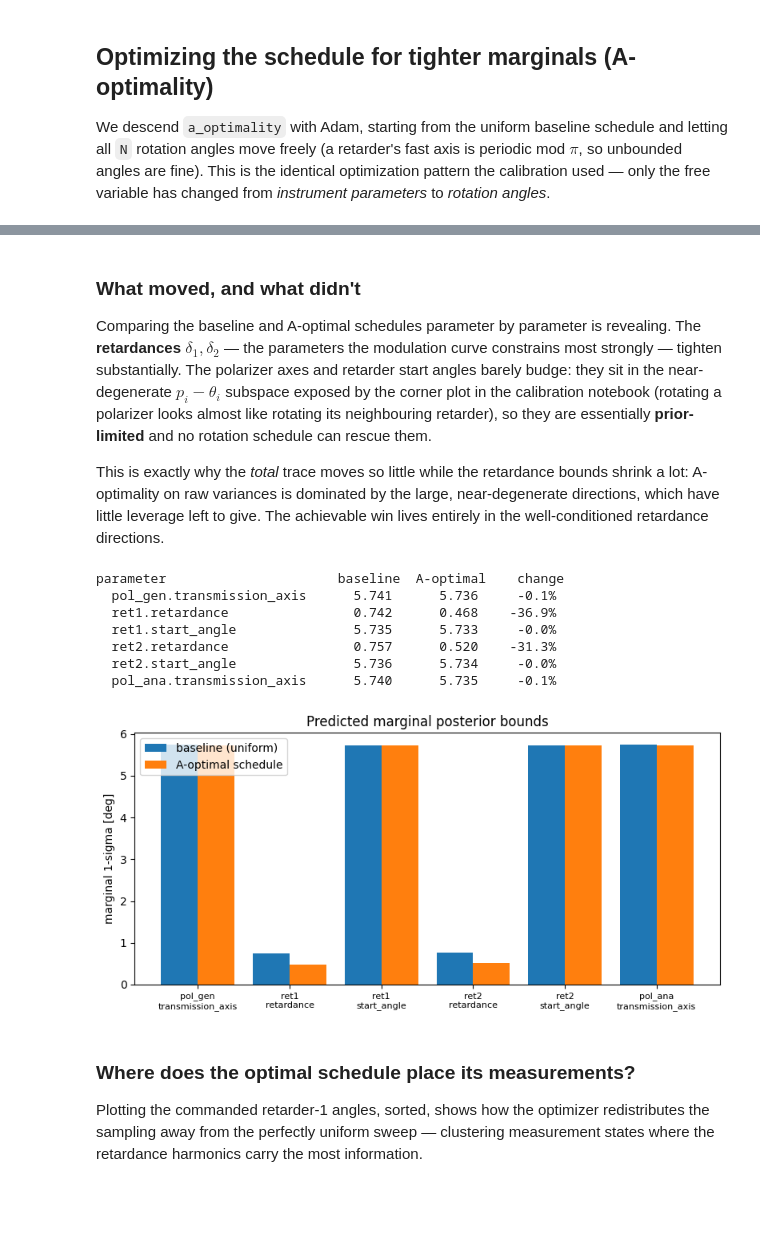
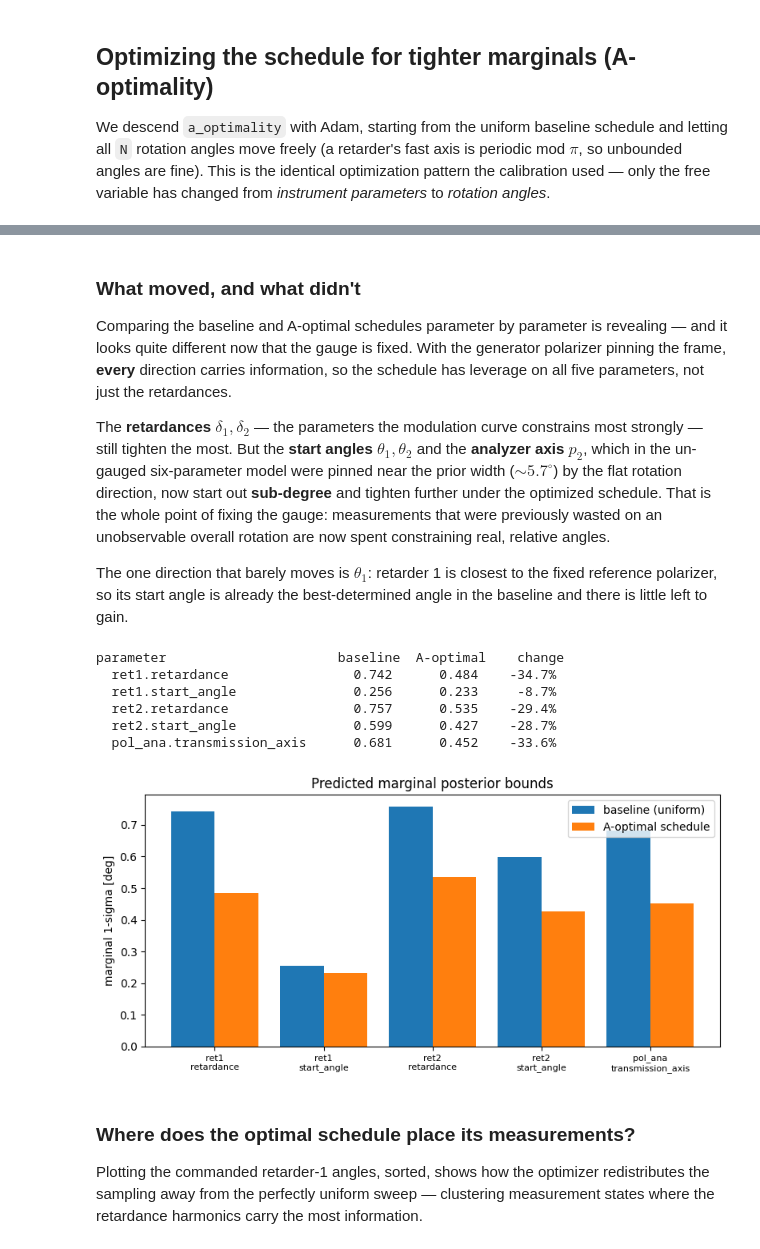
Before and after one commit to Jashcraf/katsu, a Jupyter notebook: docs/notebooks/tutorials/OptimalPolarimeterDesign.ipynb, the cells around one changed output, grey strips where cells are left out. Saved outputs shown, nothing was run; the diff lists cells and outputs as text; code cells hidden in the pictures; blank space fills up the shorter version.

Commit message:
optimal polarimeter efforts

```diff
--- a/docs/notebooks/tutorials/OptimalPolarimeterDesign.ipynb
+++ b/docs/notebooks/tutorials/OptimalPolarimeterDesign.ipynb
@@ -130,19 +195,20 @@ Every step here is differentiable in `sched`, so the whole covariance is too.
 # %%
-def fisher(sched, pvec=nominal):
-    J = jax.jacrev(lambda v: predict(v, sched))(pvec)   # (N, 6)
-    return (J.T @ J) / sigma ** 2 + prior_precision      # (6, 6)
+def fisher(sched1, sched2, pvec=nominal):
+    J = jax.jacrev(lambda v: predict(v, sched1, sched2))(pvec)   # (N, 5)
+    return (J.T @ J) / sigma ** 2 + prior_precision              # (5, 5)
 
 
-def marginal_sigmas_deg(sched):
-    C = np.linalg.inv(fisher(sched))
+def marginal_sigmas_deg(sched1, sched2):
+    C = np.linalg.inv(fisher(sched1, sched2))
     return np.degrees(np.sqrt(np.diag(C)))
 
 
-# Baseline schedule: the uniform sweep used in the calibration notebook.
+# Baseline schedule: the uniform sweep used in the calibration notebook, with
+# retarder 2 linearly geared at GEAR x retarder 1.
 baseline = np.linspace(0, np.pi, N)
 
 print("baseline marginal 1-sigma [deg]:")
-for k, s in zip(order, marginal_sigmas_deg(baseline)):
+for k, s in zip(order, marginal_sigmas_deg(baseline, GEAR * baseline)):
     print(f"  {k:28s} {float(s):7.3f}")
 # %% [output]
 baseline marginal 1-sigma [deg]:
@@ -158,13 +223,13 @@ baseline marginal 1-sigma [deg]:
 We now define the two scalar objectives. **A-optimality** literally minimizes the sum of the marginal variances — the most direct reading of "tighter marginal bounds." **D-optimality** maximizes $\log\det\mathbf{F}$, which minimizes the volume of the joint confidence ellipsoid $\propto (\det\mathbf{F})^{-1/2}$ — a global "minimum covariance" criterion that, unlike the trace, is not dominated by whichever single parameter happens to have the largest variance.
 # %%
 def a_optimality(sched):
-    '''Sum of marginal variances = trace of the covariance.'''
-    return np.trace(np.linalg.inv(fisher(sched)))
+    '''Sum of marginal variances = trace of the covariance (linear gear).'''
+    return np.trace(np.linalg.inv(fisher(sched, GEAR * sched)))
 
 
 def neg_logdet_fisher(sched):
-    '''D-optimality objective: minimize -log det F  <=>  shrink the joint ellipsoid.'''
-    return -np.linalg.slogdet(fisher(sched))[1]
+    '''D-optimality objective (linear gear): minimize -log det F  <=>  shrink the joint ellipsoid.'''
+    return -np.linalg.slogdet(fisher(sched, GEAR * sched))[1]
 # %% [markdown]
 ## Optimizing the schedule for tighter marginals (A-optimality)
 
@@ -197,36 +262,37 @@ plt.show()
 # %% [markdown]
 ### What moved, and what didn't
 
-Comparing the baseline and A-optimal schedules parameter by parameter is revealing. The **retardances** $\delta_1,\delta_2$ — the parameters the modulation curve constrains most strongly — tighten substantially. The polarizer axes and retarder start angles barely budge: they sit in the near-degenerate $p_i\!-\!\theta_i$ subspace exposed by the corner plot in the calibration notebook (rotating a polarizer looks almost like rotating its neighbouring retarder), so they are essentially **prior-limited** and no rotation schedule can rescue them.
+Comparing the baseline and A-optimal schedules parameter by parameter is revealing — and it looks quite different now that the gauge is fixed. With the generator polarizer pinning the frame, **every** direction carries information, so the schedule has leverage on all five parameters, not just the retardances.
 
-This is exactly why the *total* trace moves so little while the retardance bounds shrink a lot: A-optimality on raw variances is dominated by the large, near-degenerate directions, which have little leverage left to give. The achievable win lives entirely in the well-conditioned retardance directions.
+The **retardances** $\delta_1,\delta_2$ — the parameters the modulation curve constrains most strongly — still tighten the most. But the **start angles** $\theta_1,\theta_2$ and the **analyzer axis** $p_2$, which in the un-gauged six-parameter model were pinned near the prior width ($\sim\!5.7^\circ$) by the flat rotation direction, now start out **sub-degree** and tighten further under the optimized schedule. That is the whole point of fixing the gauge: measurements that were previously wasted on an unobservable overall rotation are now spent constraining real, relative angles.
+
+The one direction that barely moves is $\theta_1$: retarder 1 is closest to the fixed reference polarizer, so its start angle is already the best-determined angle in the baseline and there is little left to gain.
 # %%
-sig0 = marginal_sigmas_deg(baseline)
-sigA = marginal_sigmas_deg(sched_A)
+sig0 = marginal_sigmas_deg(baseline, GEAR * baseline)
+sigA = marginal_sigmas_deg(sched_A, GEAR * sched_A)
 
 print(f"{'parameter':28s} {'baseline':>10s} {'A-optimal':>10s} {'change':>9s}")
 for k, a, b in zip(order, sig0, sigA):
     print(f"  {k:26s} {float(a):9.3f} {float(b):10.3f} {100*(float(b)/float(a)-1):+8.1f}%")
 
 x = np.arange(len(order))
 plt.figure(figsize=(8, 4))
 plt.bar(x - 0.2, jax.device_get(sig0), width=0.4, label="baseline (uniform)")
 plt.bar(x + 0.2, jax.device_get(sigA), width=0.4, label="A-optimal schedule")
 plt.xticks(x, [k.replace(".", "\n") for k in order], fontsize=8)
 plt.ylabel("marginal 1-sigma [deg]")
 plt.title("Predicted marginal posterior bounds")
 plt.legend()
 plt.tight_layout()
 plt.show()
 # %% [output]
 parameter                      baseline  A-optimal    change
-  pol_gen.transmission_axis      5.741      5.736     -0.1%
-  ret1.retardance                0.742      0.468    -36.9%
-  ret1.start_angle               5.735      5.733     -0.0%
-  ret2.retardance                0.757      0.520    -31.3%
-  ret2.start_angle               5.736      5.734     -0.0%
-  pol_ana.transmission_axis      5.740      5.735     -0.1%
+  ret1.retardance                0.742      0.484    -34.7%
+  ret1.start_angle               0.256      0.233     -8.7%
+  ret2.retardance                0.757      0.535    -29.4%
+  ret2.start_angle               0.599      0.427    -28.7%
+  pol_ana.transmission_axis      0.681      0.452    -33.6%
-[figure, old version]
+[figure, new version]
 # %% [markdown]
 ### Where does the optimal schedule place its measurements?
 
```
Also changed, not shown: parts of 24 cells of this notebook.
